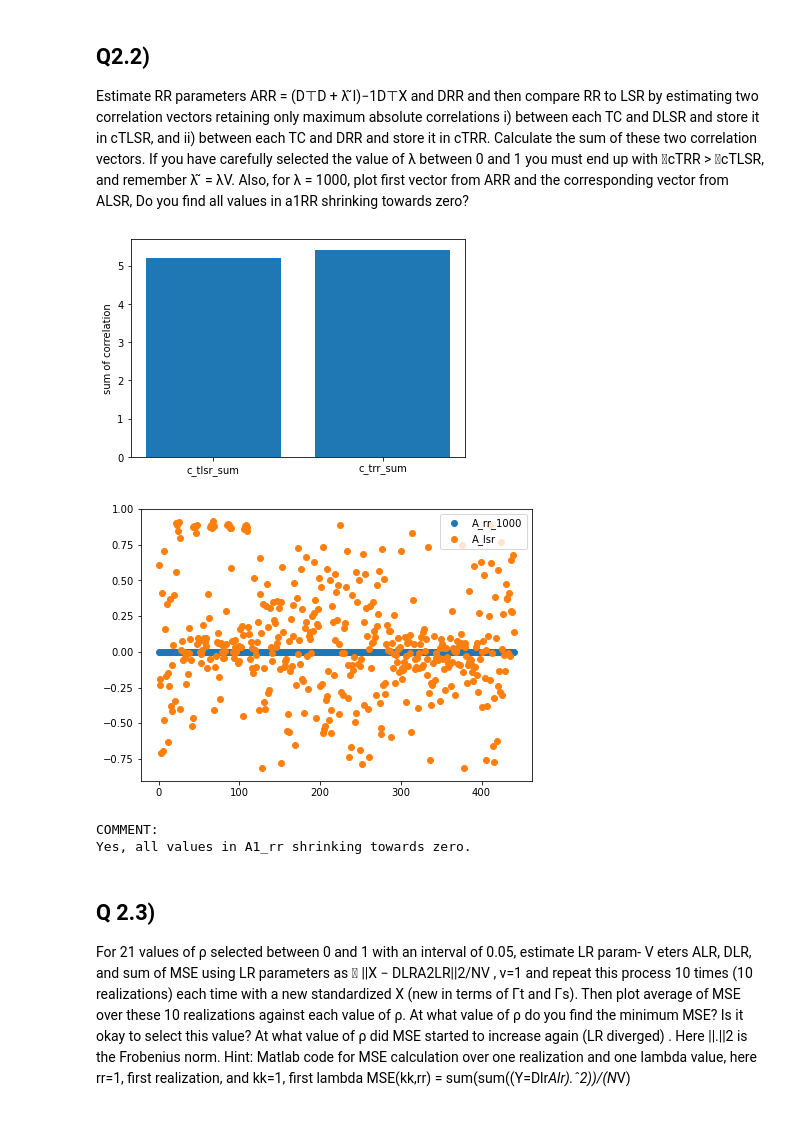
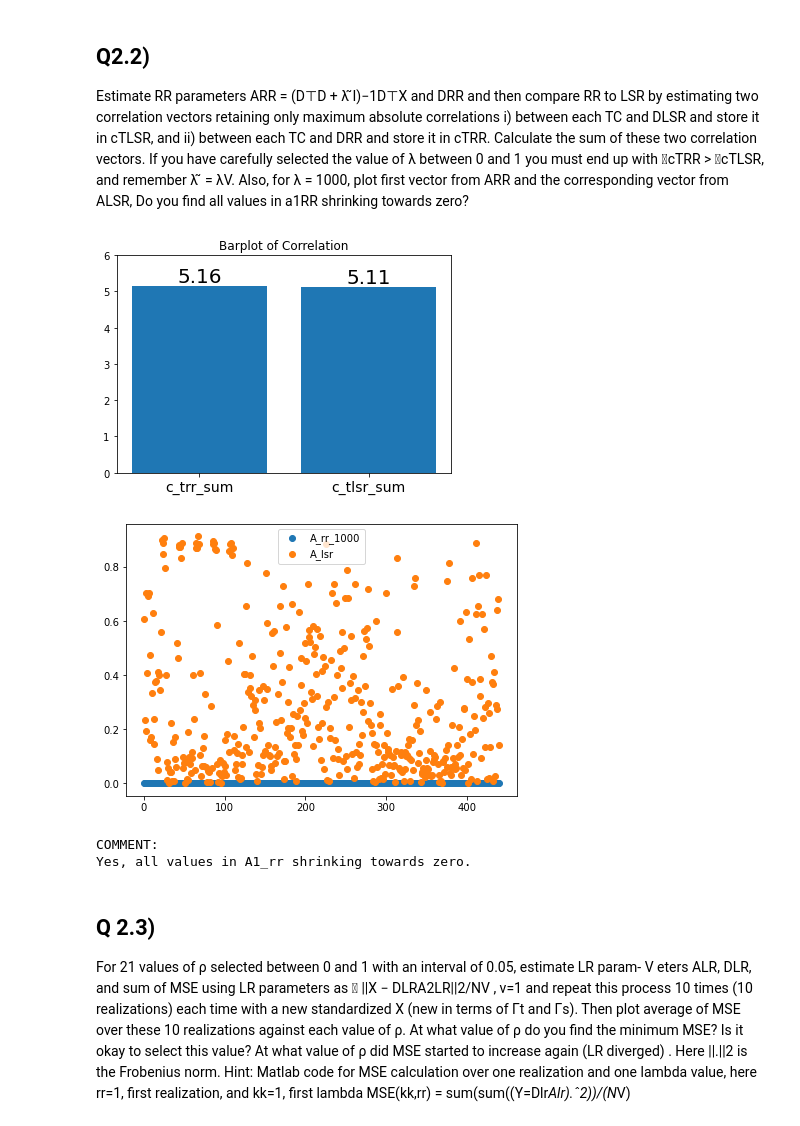
Before and after one commit to tzhern/MAST30034-Assignment-1, a Jupyter notebook: assignment1.ipynb, the cells around one changed output. Cells and saved outputs as stored; diff of their text form; code cells hidden in the pictures.

```diff
--- a/assignment1.ipynb
+++ b/assignment1.ipynb
@@ -236,6 +231,7 @@ D = TC
 
 # Estimate lsr parameters
 A_lsr = inv(D.T @ D) @ D.T @ X
+A_lsr = np.abs(A_lsr)
 D_lsr = X @ A_lsr.T
 
 # Plot six retrieved sources using A_lsr and D_lsr side by side
@@ -286,14 +282,15 @@ plt.show()
 ## Q2.2)
 Estimate RR parameters ARR = (D⊤D + λ ̃I)−1D⊤X and DRR and then compare RR to LSR by estimating two correlation vectors retaining only maximum absolute correlations i) between each TC and DLSR and store it in cTLSR, and ii) between each TC and DRR and store it in cTRR. Calculate the sum of these two correlation vectors. If you have carefully selected the value of λ between 0 and 1 you must end up with 􏰂cTRR > 􏰂cTLSR, and remember λ ̃ = λV. Also, for λ = 1000, plot first vector from ARR and the corresponding vector from ALSR, Do you find all values in a1RR shrinking towards zero?
 # %%
-def estimate_rr_params(D, X, lmbda):
+def estimate_rr_params(D, X, lmbda, absolute=True):
     """
     ----------
     Parameters
     ----------
-    D     : matrix TC
-    X     : synthetic dataset (240 x 441 by default)
-    lmbda : penalty constant lambda, aka regularization term for Ridge Regression
+    D        : matrix TC
+    X        : synthetic dataset (240 x 441 by default)
+    lmbda    : penalty constant lambda, aka regularization term for Ridge Regression
+    absolute : boolean, if True then A_rr will be absolute value
 
     Returns
     -------
@@ -305,30 +302,39 @@ def estimate_rr_params(D, X, lmbda):
     I = np.eye(D.shape[1])
     lmbda_hat = lmbda * V
     A_rr = inv(D.T @ D + lmbda_hat * I) @ D.T @ X
+
+    if absolute:
+        A_rr = np.abs(A_rr)
+
     D_rr = X @ A_rr.T
 
     return A_rr, D_rr
 # %%
 # Calculate the corrrelations
-np.random.seed(0)
-lmbda = np.random.uniform(low=0., high=1.)  # we randomly choose lambda between 0 and 1
+lmbda=0.5
 A_rr, D_rr = estimate_rr_params(D, X, lmbda=lmbda)
 c_tlsr = []
 c_trr = []
 for i in range(TC.shape[1]):
     c_tlsr.append(np.abs(np.corrcoef(TC[:, i], D_lsr[:, i])[0][1]))
     c_trr.append(np.abs(np.corrcoef(TC[:, i], D_rr[:, i])[0][1]))
 
 # Sum up the correlation
 c_tlsr_sum = np.sum(c_tlsr)
 c_trr_sum = np.sum(c_trr)
 
-plt.bar(['c_tlsr_sum', 'c_trr_sum'], [c_tlsr_sum, c_trr_sum])
-plt.ylabel('sum of correlation')
+x = ['c_trr_sum', 'c_tlsr_sum']
+y = [c_trr_sum, c_tlsr_sum]
+plt.bar(x, y)
+plt.ylim([0, 6])
+plt.xticks(fontsize=14)
+plt.title('Barplot of Correlation')
+for i in range(len(x)):
+    plt.annotate(np.round(y[i],3), xy=(x[i],y[i]), ha='center', va='bottom', fontsize=20)
 plt.savefig('plots/q2.2a.png')
 plt.show()
 # %% [output]
-[figure, old version]
+[figure, new version]
 # %%
 A_rr_1000, _ = estimate_rr_params(D, X, lmbda=1000)
 plt.figure(figsize=(7,5))
@@ -341,7 +347,7 @@ plt.show()
 print('COMMENT:')
 print('Yes, all values in A1_rr shrinking towards zero.')
 # %% [output]
-[figure, old version]
+[figure, new version]
 COMMENT:
 Yes, all values in A1_rr shrinking towards zero.
 # %% [markdown]
```
Also changed, not shown: parts of 11 cells of this notebook, 15 other files.
